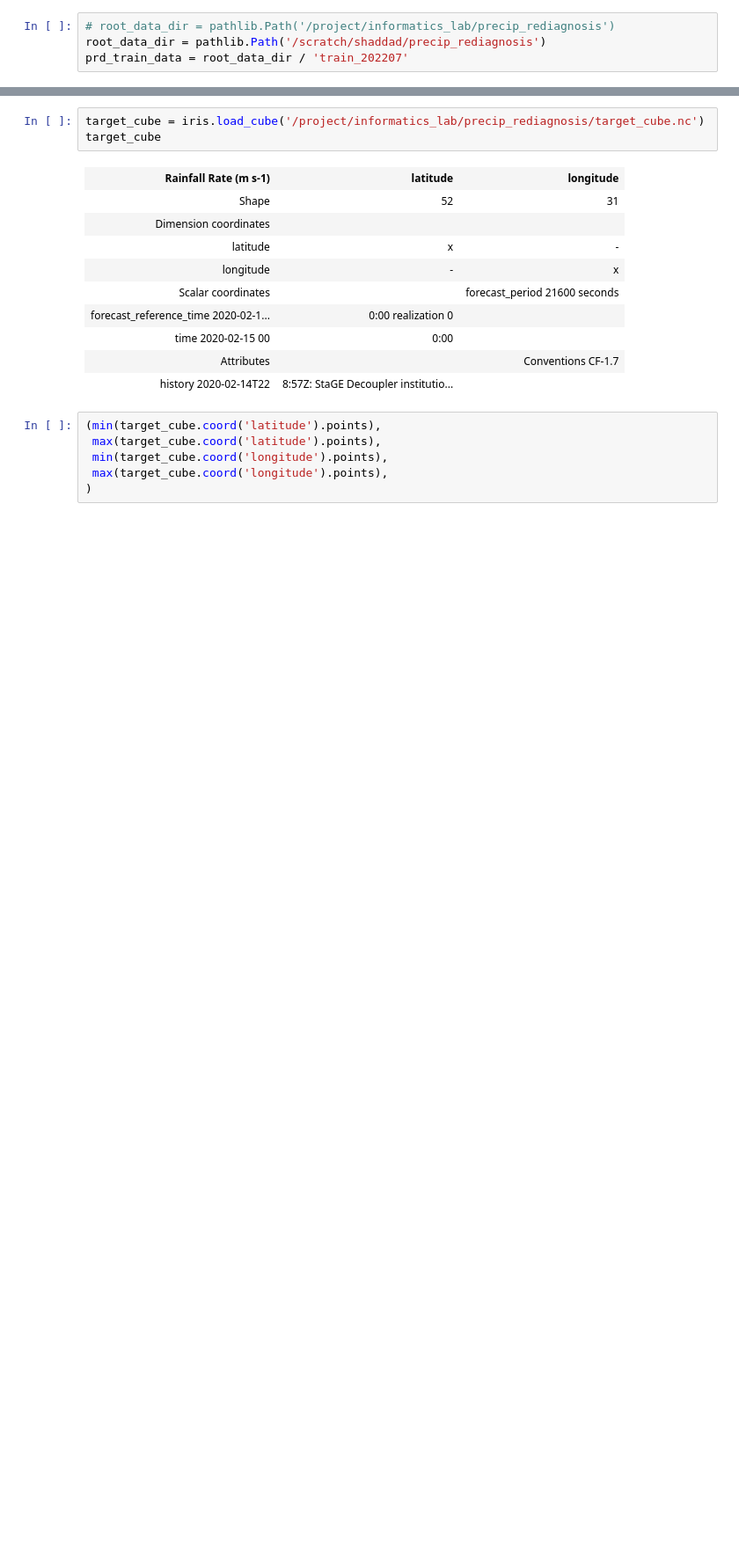
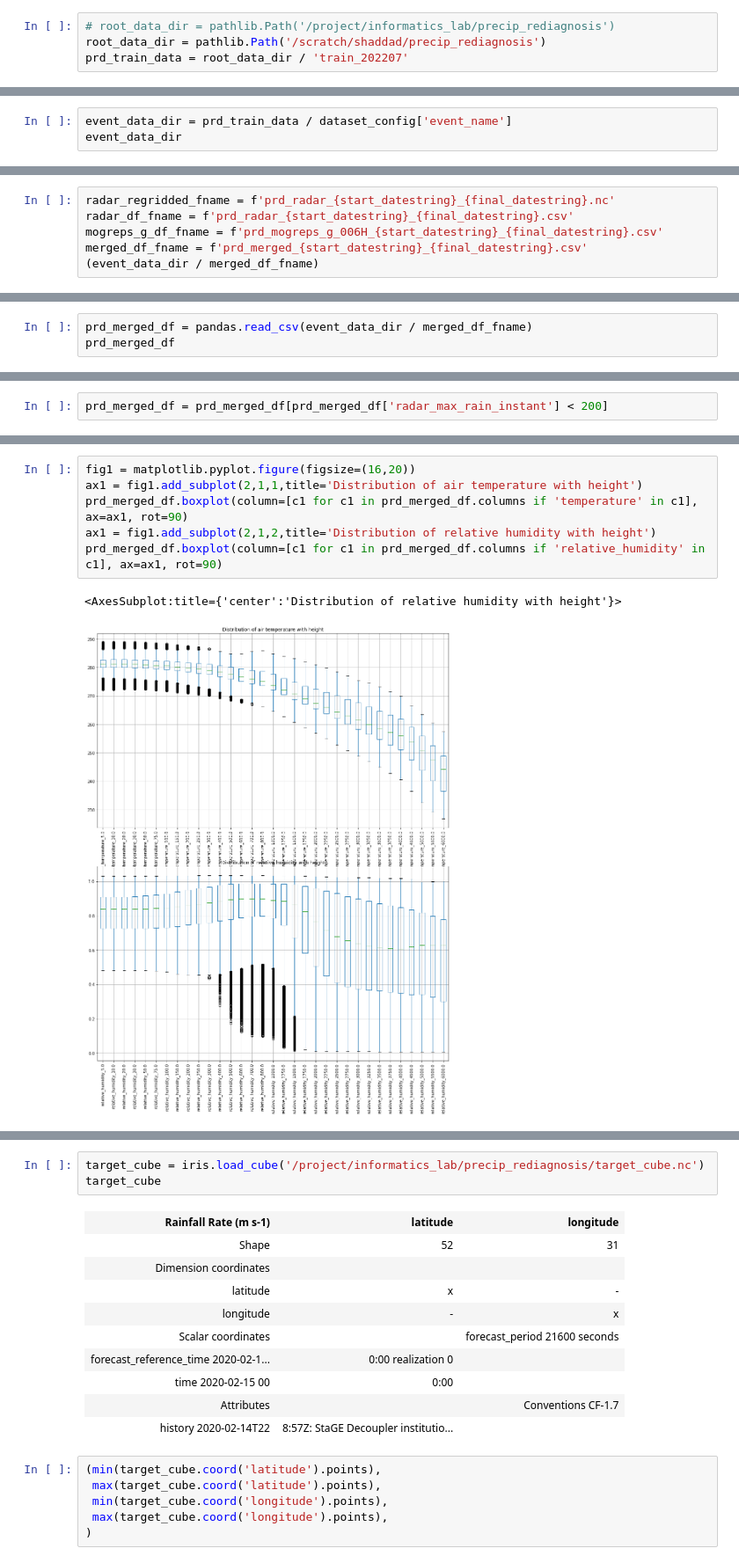
Before and after one commit to informatics-lab/precip_rediagnosis, a Jupyter notebook: data_prep/prd_data_verification.ipynb, the cells around one changed output, grey strips where cells are left out. Shown at 88% size. Saved outputs shown, nothing was run; the diff lists cells and outputs as text; blank space fills up the shorter version.

Commit message:
#3 Created a notebook to check the contents of an extracted and prepared dataset.

```diff
--- a/data_prep/prd_data_verification.ipynb
+++ b/data_prep/prd_data_verification.ipynb
@@ -50,0 +75,3 @@ True
+# %%
+event_data_dir = prd_train_data / dataset_config['event_name']
+event_data_dir
@@ -50,0 +80,6 @@ True
+# %%
+radar_regridded_fname = f'prd_radar_{start_datestring}_{final_datestring}.nc'
+radar_df_fname = f'prd_radar_{start_datestring}_{final_datestring}.csv'
+mogreps_g_df_fname = f'prd_mogreps_g_006H_{start_datestring}_{final_datestring}.csv'
+merged_df_fname = f'prd_merged_{start_datestring}_{final_datestring}.csv'
+(event_data_dir / merged_df_fname)
@@ -50,0 +92,3 @@ True
+# %%
+prd_merged_df = pandas.read_csv(event_data_dir / merged_df_fname)
+prd_merged_df
@@ -50,0 +127,2 @@ True
+# %%
+prd_merged_df = prd_merged_df[prd_merged_df['radar_max_rain_instant'] < 200]
@@ -50,0 +149,9 @@ True
+# %%
+fig1 = matplotlib.pyplot.figure(figsize=(16,20))
+ax1 = fig1.add_subplot(2,1,1,title='Distribution of air temperature with height')
+prd_merged_df.boxplot(column=[c1 for c1 in prd_merged_df.columns if 'temperature' in c1], ax=ax1, rot=90)
+ax1 = fig1.add_subplot(2,1,2,title='Distribution of relative humidity with height')
+prd_merged_df.boxplot(column=[c1 for c1 in prd_merged_df.columns if 'relative_humidity' in c1], ax=ax1, rot=90)
+# %% [output]
+<AxesSubplot:title={'center':'Distribution of relative humidity with height'}>
+[figure, added]
```
Also changed, not shown: parts of 80 cells of this notebook.
